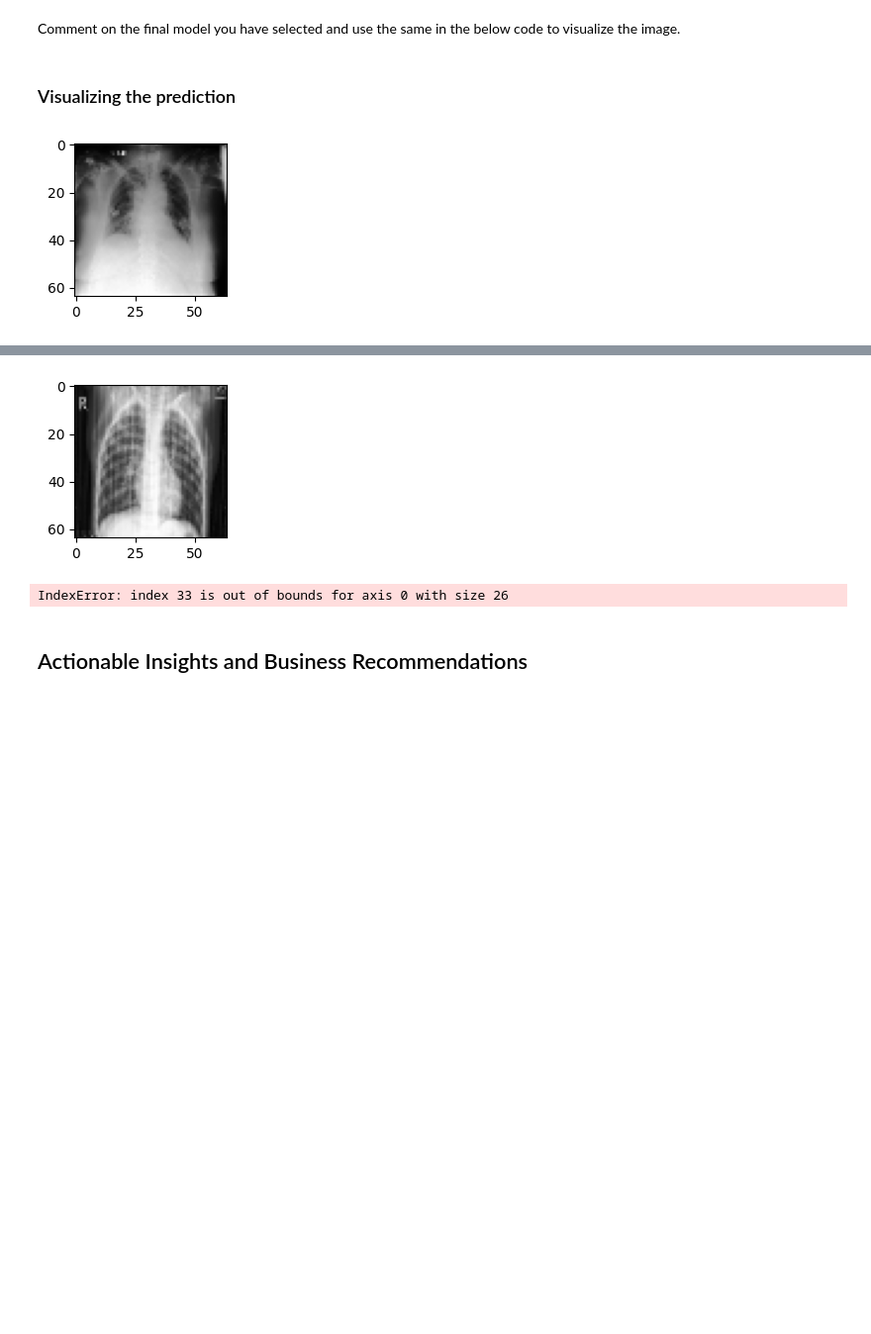
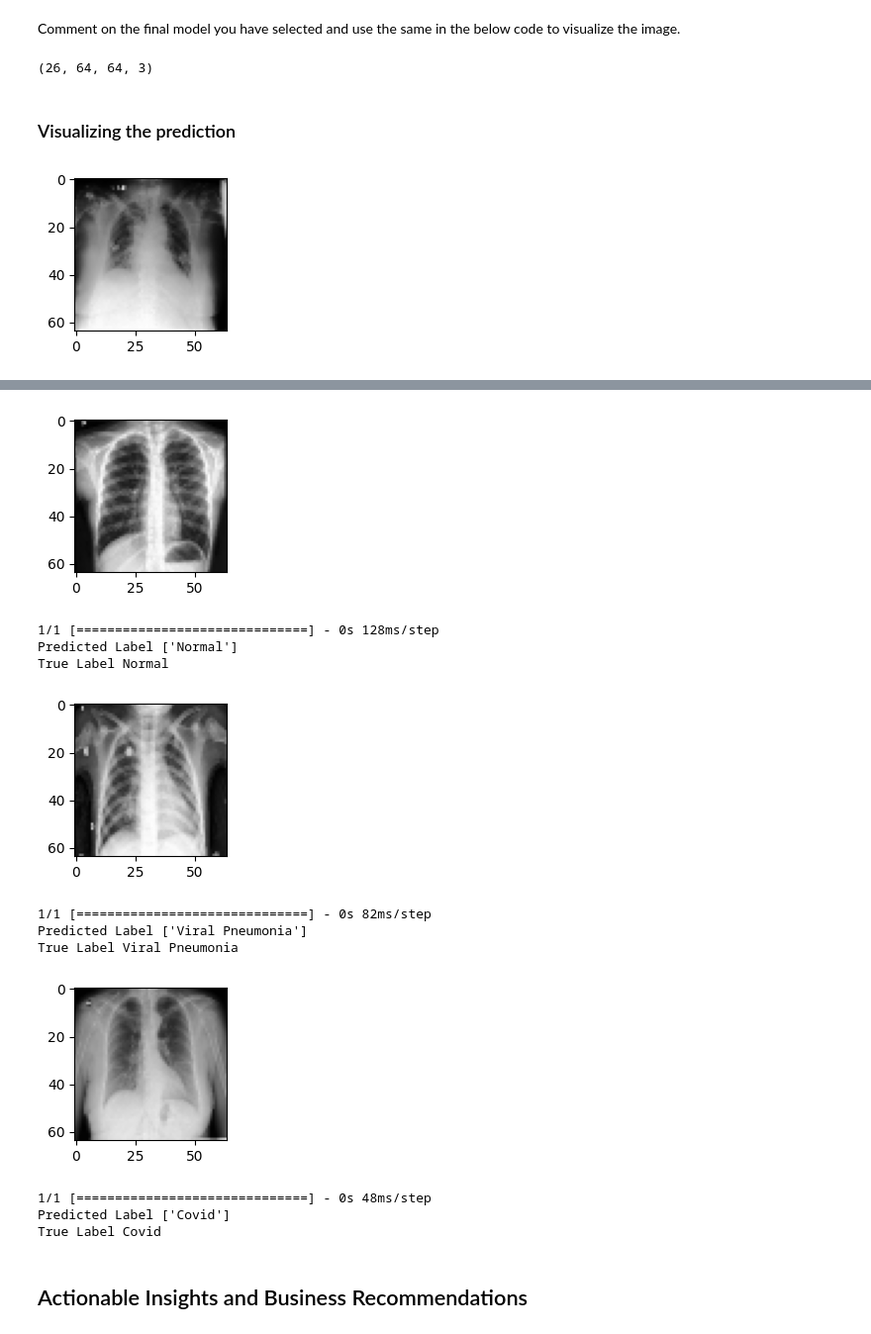
Before and after one commit to deepanandi/python-part1, a Jupyter notebook: High_Code_COVID_19_Image_Classification_1.ipynb, the cells around one changed output, grey strips where cells are left out. Shown at 99% size. Saved outputs shown, nothing was run; the diff lists cells and outputs as text; code cells hidden in the pictures; blank space fills up the shorter version.

```diff
--- a/High_Code_COVID_19_Image_Classification_1.ipynb
+++ b/High_Code_COVID_19_Image_Classification_1.ipynb
@@ -536,6 +536,10 @@ weighted avg       0.92      0.88      0.89        26
 ## Final Model
 # %% [markdown]
 Comment on the final model you have selected and use the same in the below code to visualize the image.
+# %%
+X_test.shape
+# %% [output]
+(26, 64, 64, 3)
 # %% [markdown]
 ### Visualizing the prediction
 # %%
@@ -544,28 +548,28 @@ plt.figure(figsize=(2,2))
 plt.imshow(X_test[2])
 plt.show()
 ## Complete the code to predict the test data using the final model selected
-print('Predicted Label', enc.inverse_transform(model2.predict((X_test_normalized[2].reshape(1,64,64,3)))))   # reshaping the input image as we are only trying to predict using a single image
+print('Predicted Label', enc.inverse_transform(model1.predict((X_test_normalized[2].reshape(1,64,64,3)))))   # reshaping the input image as we are only trying to predict using a single image
 print('True Label', enc.inverse_transform(y_test_encoded)[2])                                               # using inverse_transform() to get the output label from the output vector
 
 plt.figure(figsize=(2,2))
-plt.imshow(X_test[10])
+plt.imshow(X_test[25])
 plt.show()
 ## Complete the code to predict the test data using the final model selected
-print('Predicted Label', enc.inverse_transform(model2.predict((X_test_normalized[33].reshape(1,64,64,3)))))  # reshaping the input image as we are only trying to predict using a single image
-print('True Label', enc.inverse_transform(y_test_encoded)[10])                                              # using inverse_transform() to get the output label from the output vector
+print('Predicted Label', enc.inverse_transform(model1.predict((X_test_normalized[25].reshape(1,64,64,3)))))  # reshaping the input image as we are only trying to predict using a single image
+print('True Label', enc.inverse_transform(y_test_encoded)[25])                                              # using inverse_transform() to get the output label from the output vector
 
 plt.figure(figsize=(2,2))
-plt.imshow(X_test[20],)
+plt.imshow(X_test[19])
 plt.show()
 ## Complete the code to predict the test data using the final model selected
-print('Predicted Label', enc.inverse_transform(model2.predict((X_test_normalized[59].reshape(1,64,64,3)))))  # reshaping the input image as we are only trying to predict using a single image
-print('True Label', enc.inverse_transform(y_test_encoded)[20])                                              # using inverse_transform() to get the output label from the output vector
+print('Predicted Label', enc.inverse_transform(model1.predict((X_test_normalized[19].reshape(1,64,64,3)))))  # reshaping the input image as we are only trying to predict using a single image
+print('True Label', enc.inverse_transform(y_test_encoded)[19])                                              # using inverse_transform() to get the output label from the output vector
 
 plt.figure(figsize=(2,2))
 plt.imshow(X_test[5])
 plt.show()
 ## Complete the code to predict the test data using the final model selected
-print('Predicted Label', enc.inverse_transform(model2.predict((X_test_normalized[36].reshape(1,64,64,3)))))  # reshaping the input image as we are only trying to predict using a single image
+print('Predicted Label', enc.inverse_transform(model1.predict((X_test_normalized[5].reshape(1,64,64,3)))))  # reshaping the input image as we are only trying to predict using a single image
 print('True Label', enc.inverse_transform(y_test_encoded)[5])
 # %% [output]
 [figure]
@@ -573,7 +577,17 @@ print('True Label', enc.inverse_transform(y_test_encoded)[5])
 Predicted Label ['Covid']
 True Label Covid
-[figure, old version]
+[figure, new version]
-IndexError: index 33 is out of bounds for axis 0 with size 26
+1/1 [==============================] - 0s 128ms/step
+Predicted Label ['Normal']
+True Label Normal
+[figure, added]
+1/1 [==============================] - 0s 82ms/step
+Predicted Label ['Viral Pneumonia']
+True Label Viral Pneumonia
+[figure, added]
+1/1 [==============================] - 0s 48ms/step
+Predicted Label ['Covid']
+True Label Covid
 # %% [markdown]
 ## Actionable Insights and Business Recommendations
 # %% [markdown]
```
Also changed, not shown: parts of 13 cells of this notebook.
